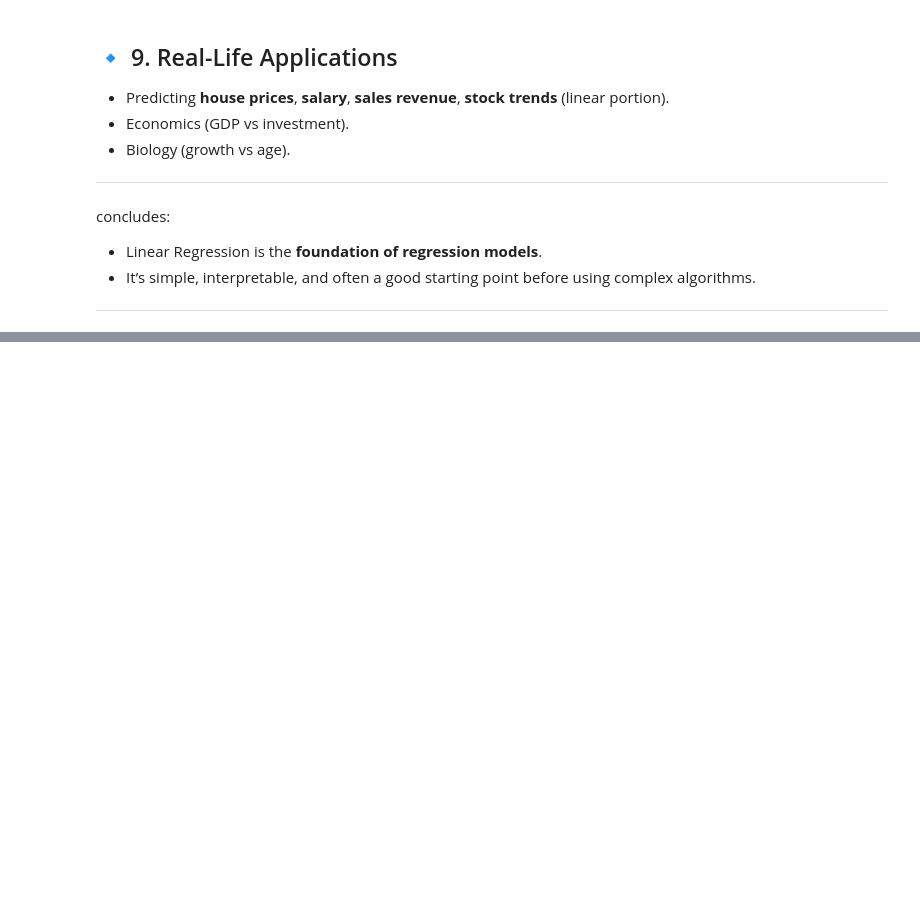
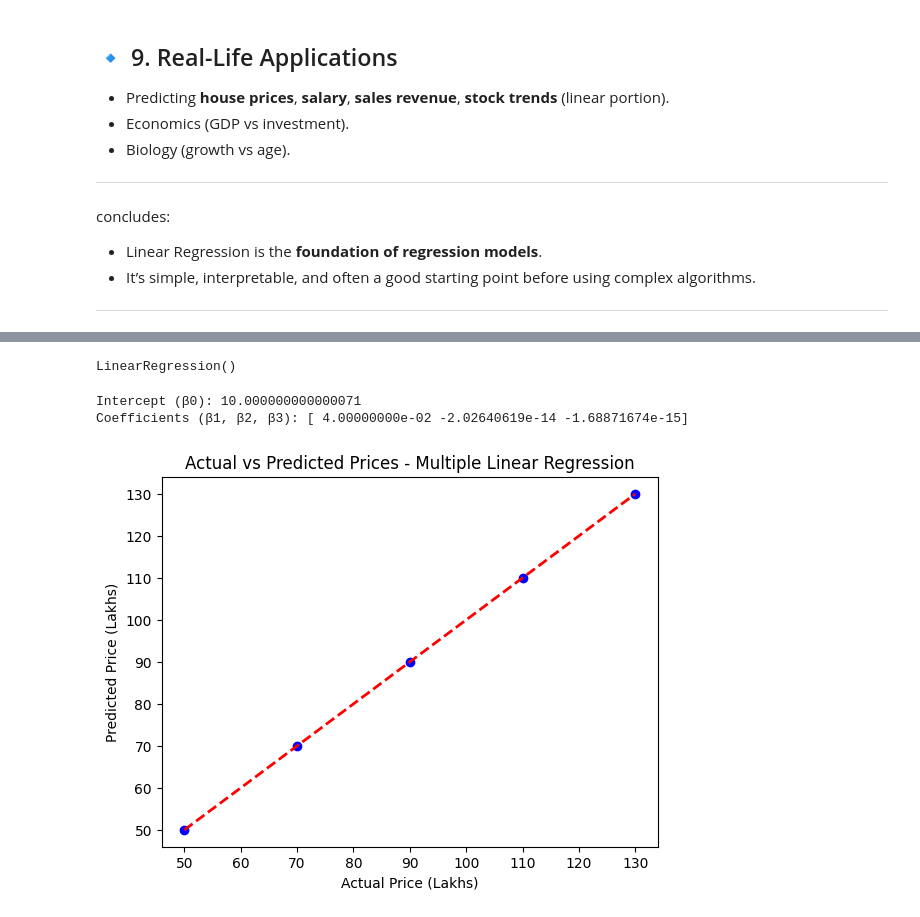
Before and after one commit to revathyfs/Machine-Learning-Algorithms, a Jupyter notebook: Regression.ipynb, the cells around one changed output, grey strips where cells are left out. Drawn from its saved outputs; the diff is of its cells as text; code cells hidden in the pictures; blank space fills up the shorter version.

Commit message:
Regression

```diff
--- a/Regression.ipynb
+++ b/Regression.ipynb
@@ -160,0 +265,34 @@ concludes:
+# %%
+df = pd.DataFrame(data)
+# %%
+# Features (X) and Target (y)
+X = df[["Size_sqft", "Bedrooms", "Age"]]
+y = df["Price_lakhs"]
+# %%
+# Train Model
+model = LinearRegression()
+model.fit(X, y)
+# %% [output]
+LinearRegression()
+# %%
+# Predictions
+pred = model.predict(X)
+# %%
+# Coefficients
+print("Intercept (β0):", model.intercept_)
+print("Coefficients (β1, β2, β3):", model.coef_)
+# %% [output]
+Intercept (β0): 10.000000000000071
+Coefficients (β1, β2, β3): [ 4.00000000e-02 -2.02640619e-14 -1.68871674e-15]
+# %%
+import matplotlib.pyplot as plt
+
+# Actual vs Predicted plot
+plt.scatter(y, pred, color="blue")
+plt.plot([y.min(), y.max()], [y.min(), y.max()], 'r--', lw=2)  # reference line
+plt.xlabel("Actual Price (Lakhs)")
+plt.ylabel("Predicted Price (Lakhs)")
+plt.title("Actual vs Predicted Prices - Multiple Linear Regression")
+plt.show()
+# %% [output]
+[figure, added]
```
Also changed, not shown: parts of 4 cells of this notebook.
